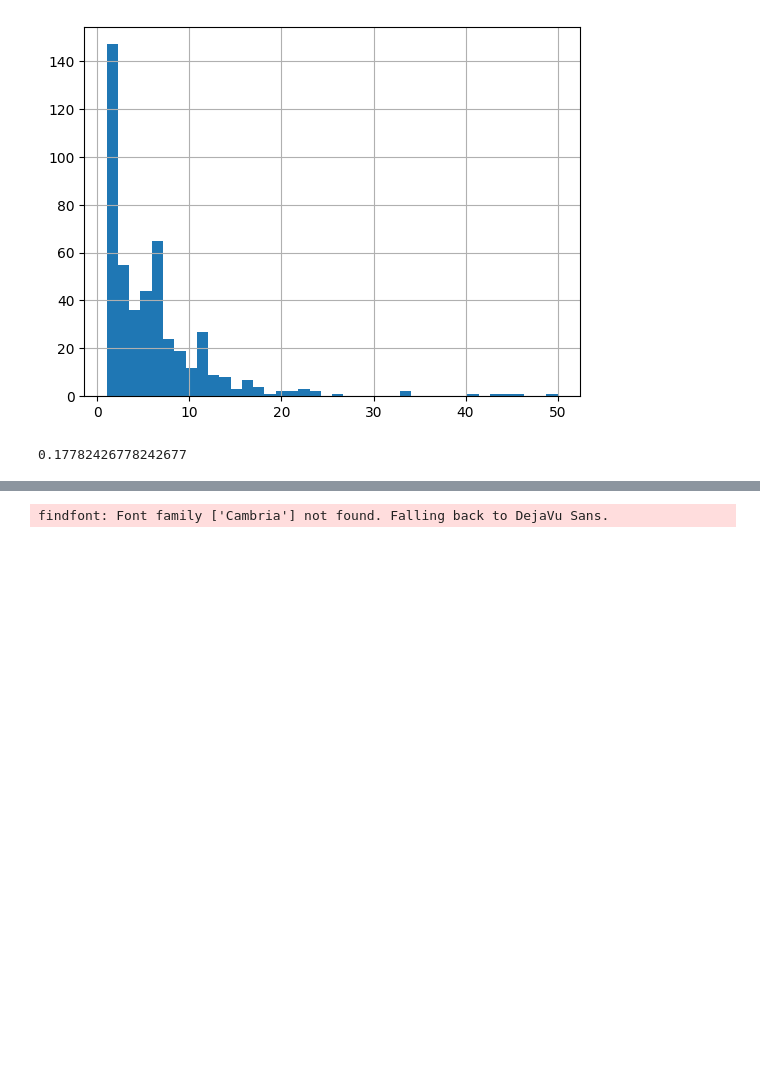
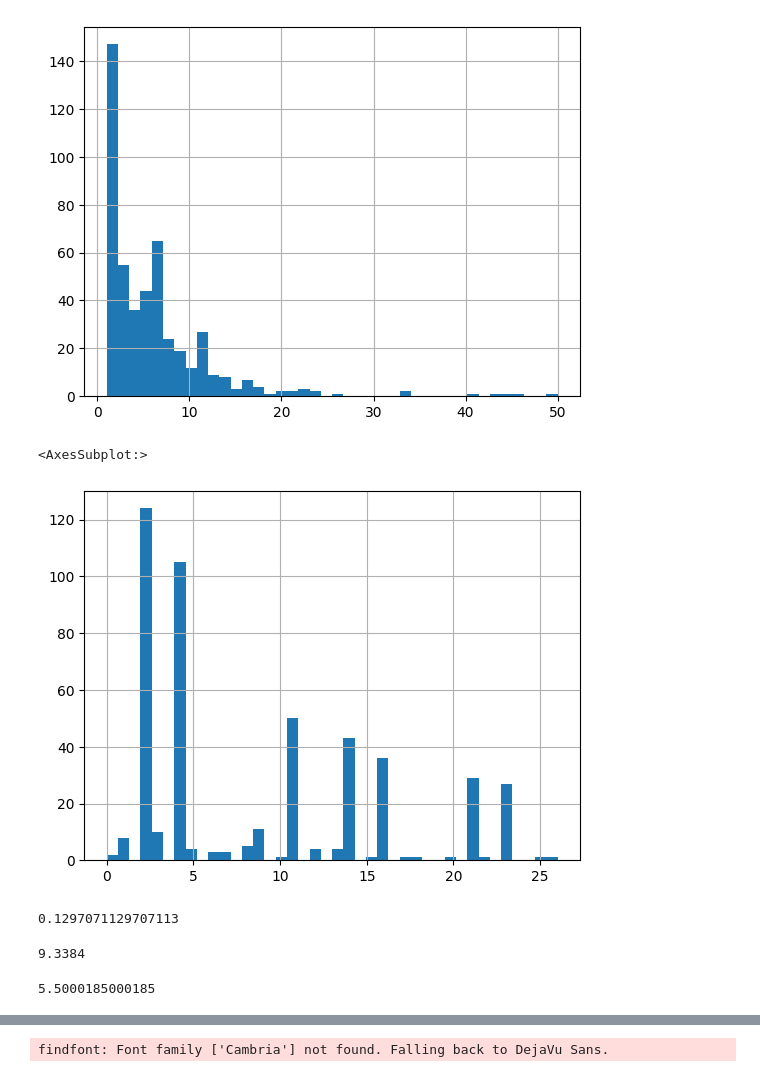
Before and after one commit to PauloNeves-Git/gradient_guided_hypotheses, a Jupyter notebook: notebooks/Blood.ipynb, the cells around one changed output, grey strips where cells are left out. Drawn from its saved outputs; the diff is of its cells as text; code cells hidden in the pictures; blank space fills up the shorter version.

```diff
--- a/notebooks/Blood.ipynb
+++ b/notebooks/Blood.ipynb
@@ -57,7 +83,20 @@ df["Frequency"].hist(bins = 40)
 # %% [output]
 <AxesSubplot:>
 [figure]
+# %%
+#[[2, 6, 19, 80]]
+
+#[[2, 4, 10, 16, 21]]
+
+df[df["Recency"]<30]["Recency"].hist(bins = 40)
+# %% [output]
+<AxesSubplot:>
+[figure, added]
 # %%
-len(df[(df["Frequency"]>-1) & (df["Frequency"]<=1)])/len(df)
+len(df[(df["Recency"]>19) & (df["Recency"]<=80)])/len(df)
 # %% [output]
-0.17782426778242677
+0.1297071129707113
+# %%
+360*0.1297*0.2
+# %% [output]
+9.3384
@@ -63,0 +114,4 @@ len(df[(df["Frequency"]>-1) & (df["Frequency"]<=1)])/len(df)
+# %%
+0.148649/0.027027
+# %% [output]
+5.5000185000185
```
Also changed, not shown: parts of 65 cells of this notebook, 5 other files.
